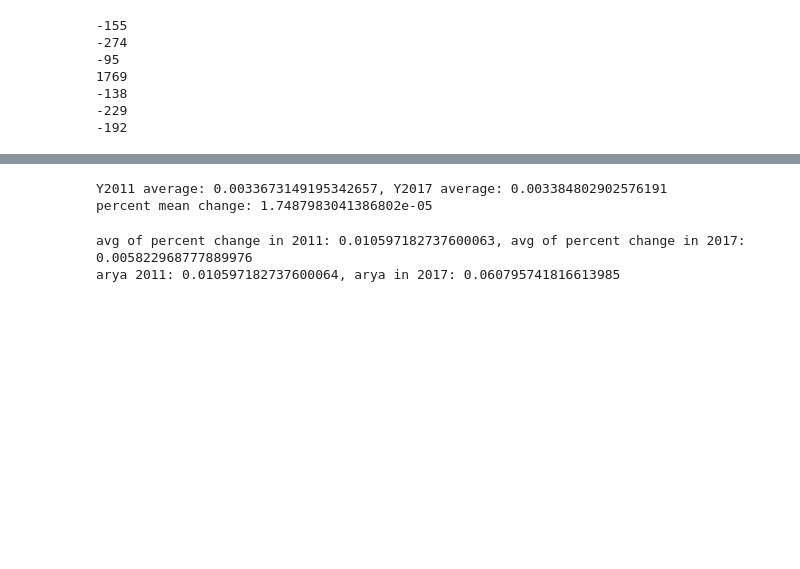
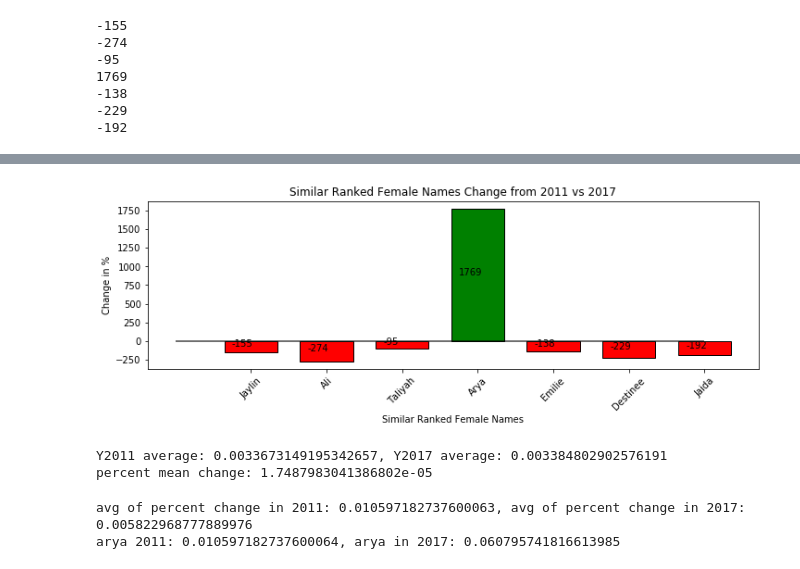
Before and after one commit to nsetnik0703/nightwatch, a Jupyter notebook: kelly_project.ipynb, the cells around one changed output, grey strips where cells are left out. Drawn from its saved outputs; the diff is of its cells as text; code cells hidden in the pictures; blank space fills up the shorter version.

Commit message:
pushing change graph

```diff
--- a/kelly_project.ipynb
+++ b/kelly_project.ipynb
@@ -362,8 +362,7 @@ for value in countChanges_1:
 
 # Orient widths. Add labels, tick marks, etc.
 plt.figure(figsize=(10,3.5))
-barchart = plt.bar(similar_df['name'],height=count
-                   Changes_1,color=colors_1,width=0.7,edgecolor='black')
+barchart = plt.bar(similar_df['name'],height=countChanges_1,color=colors_1,width=0.7,edgecolor='black')
 plt.xticks(rotation=45)
 plt.tight_layout()
 plt.hlines(0,-1,6,alpha=0.75)
@@ -389,3 +387,4 @@ SyntaxError: invalid syntax (<ipython-input-290-1f2a4ebc32a6>, line 5)
+[figure, added]
 # %%
 #average % change
 print(f"Y2011 average: {merge_female['name_percent_y2011'].mean()}, Y2017 average: {merge_female['name_percent_y2017'].mean()}")
```
Also changed, not shown: parts of 1 cell of this notebook, 1 other file.
